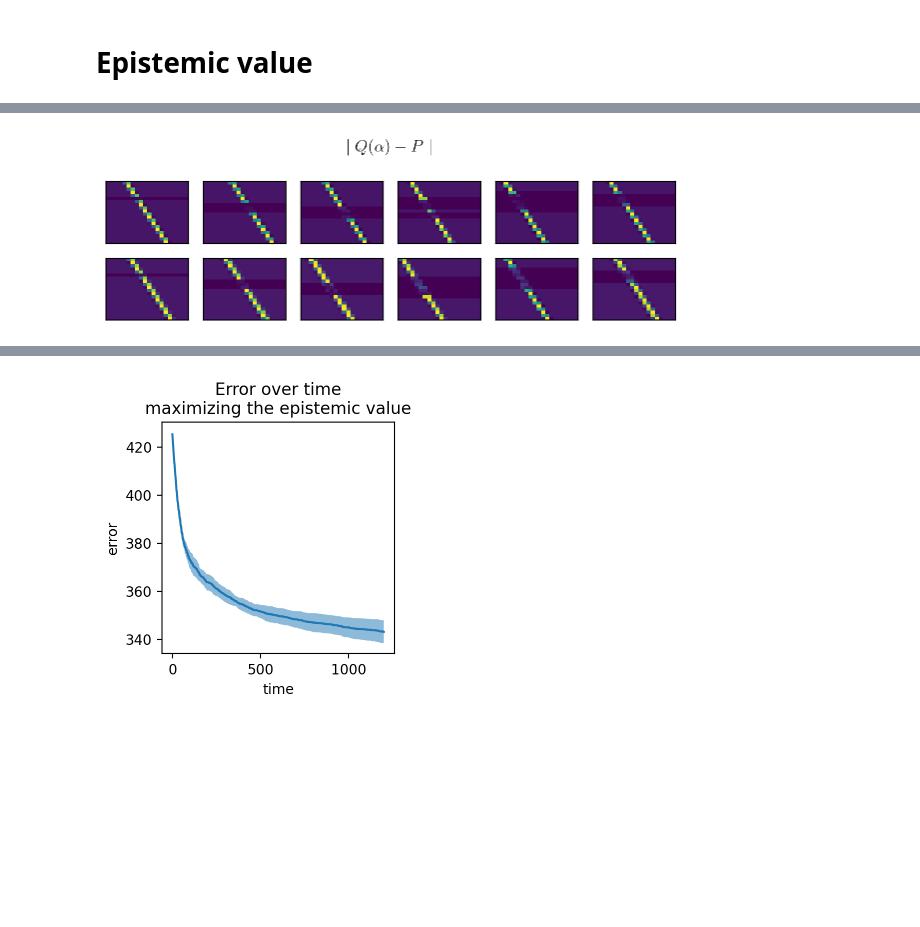
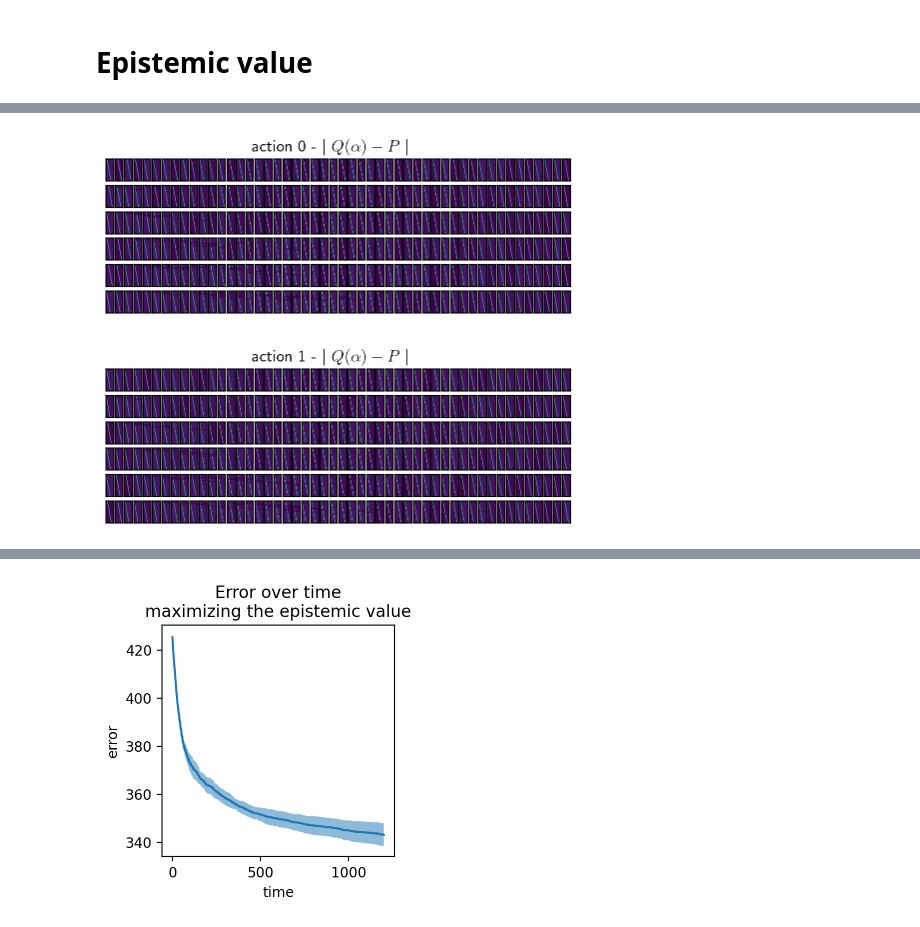
Before and after one commit to AurelienNioche/MAppServer, a Jupyter notebook: demo/the-ball-3.ipynb, the cells around one changed output, grey strips where cells are left out. Drawn from its saved outputs; the diff is of its cells as text; code cells hidden in the pictures; blank space fills up the shorter version.

```diff
--- a/demo/the-ball-3.ipynb
+++ b/demo/the-ball-3.ipynb
@@ -546,10 +369,10 @@ hist_err = np.zeros((n_sample_run, n_episode*n_timestep))
 
 for sample in range(n_sample_run):
 
-    alpha_tavv = np.zeros((n_timestep, n_action, n_velocity, n_velocity)) + np.finfo(np.float64).eps
+    alpha_tapvv = np.zeros((n_timestep, n_action, n_position, n_velocity, n_velocity)) + np.finfo(np.float64).eps
 
     if sample == 0:
-        error = np.sum(np.absolute(transition_velocity_tavv - q_transition_velocity(alpha_tavv)))
+        error = np.sum(np.absolute(transition_velocity_tapvv - q_transition_velocity(alpha_tapvv)))
         print(f"Initial error {error:.2f}")
 
     epoch = 0
@@ -557,7 +380,7 @@ for sample in range(n_sample_run):
 
         np.random.seed(12334 + ep_idx + sample * 123)
 
-        pos_idx = np.absolute(position).argmin()  # Something close to 0
+        p_idx = np.absolute(position).argmin()  # Something close to 0
         v_idx = np.absolute(velocity).argmin() # Something close to 0
 
         action_plan = np.random.randint(n_action, size=n_timestep)
@@ -566,22 +389,26 @@ for sample in range(n_sample_run):
 
             # Pick new action and draw new velocity
             a = action_plan[t_idx]
-            new_v_index = np.random.choice(np.arange(n_velocity), p=transition_velocity_tavv[t_idx, a, v_idx, :])
+            tr_vel = transition_velocity_tapvv[t_idx, a, p_idx, v_idx, :]
+            new_v_index = np.random.choice(np.arange(n_velocity), p=tr_vel)
 
             # Update alpha
             # https://blog.jakuba.net/posterior-predictive-distribution-for-the-dirichlet-categorical-model/
-            alpha_tavv[t_idx, a, v_idx, new_v_index] += 1
+            alpha_tapvv[t_idx, a, p_idx, v_idx, new_v_index] += 1
 
             # Update velocity and position
             v_idx = new_v_index
-            pos_idx = np.random.choice(np.arange(n_position), p=transition_position_pvp[pos_idx, v_idx, :])
+            tr_pos = transition_position_pvp[p_idx, v_idx, :]
+            p_idx = np.random.choice(np.arange(n_position), p=tr_pos)
 
             # Log
-            error = np.sum(np.absolute(transition_velocity_tavv - q_transition_velocity(alpha_tavv)))
+            error = (np.sum(np.absolute(transition_velocity_tapvv - q_transition_velocity(alpha_tapvv))) / np.size
+            (transition_velocity_tapvv))
+            # print(error)
             hist_err[sample, epoch] = error
             epoch += 1
 
-    print(f"[Sample {sample}] Error after {epoch} epochs {error:.2f}")
+    print(f"[Sample {sample}] Error after {epoch} epochs {error:.6f}")
 
 policy = "random"
 if policy not in policies_err:
@@ -653,21 +485,24 @@ fig.tight_layout()
 # %%
-q = q_transition_velocity(alpha_tavv)
-diff = np.absolute(transition_velocity_tavv - q)
+q = q_transition_velocity(alpha_tapvv)
+diff = np.absolute(transition_velocity_tapvv - q)
 
 plt.rcParams['text.usetex'] = True
-fig, axes = plt.subplots(ncols=n_timestep, nrows=n_action, figsize=(6, 2))
-fig.suptitle(r"$\mid Q(\alpha) - P \mid$")
-for a_idx in range(n_action):
-    for t_idx in range(n_timestep):
-        ax = axes[a_idx, t_idx]
-        img = diff[t_idx, a_idx, :, :]
-        ax.imshow(img, aspect="auto")
-        ax.get_xaxis().set_ticks([])
-        ax.axes.get_yaxis().set_ticks([])
+for a_idx in range(2):
+    fig, axes = plt.subplots(ncols=n_position, nrows=n_timestep,figsize=(6, 2))
+    fig.suptitle(f"action {a_idx} - " + r"$\mid Q(\alpha) - P \mid$")
 
-fig.tight_layout()
+    for p_idx in range(n_position):
+        for t_idx in range(n_timestep):
+            ax = axes[t_idx, p_idx]
+            img = diff[t_idx, a_idx, p_idx, :, :]
+            ax.imshow(img, aspect="auto")
+            ax.get_xaxis().set_ticks([])
+            ax.axes.get_yaxis().set_ticks([])
+
+    plt.show()
 # %% [output]
-[figure, old version]
+[figure, new version]
+[figure, added]
 # %%
 n_episode = 200
 n_sample_run = 20
```
Also changed, not shown: parts of 33 cells of this notebook, 1 other file.
